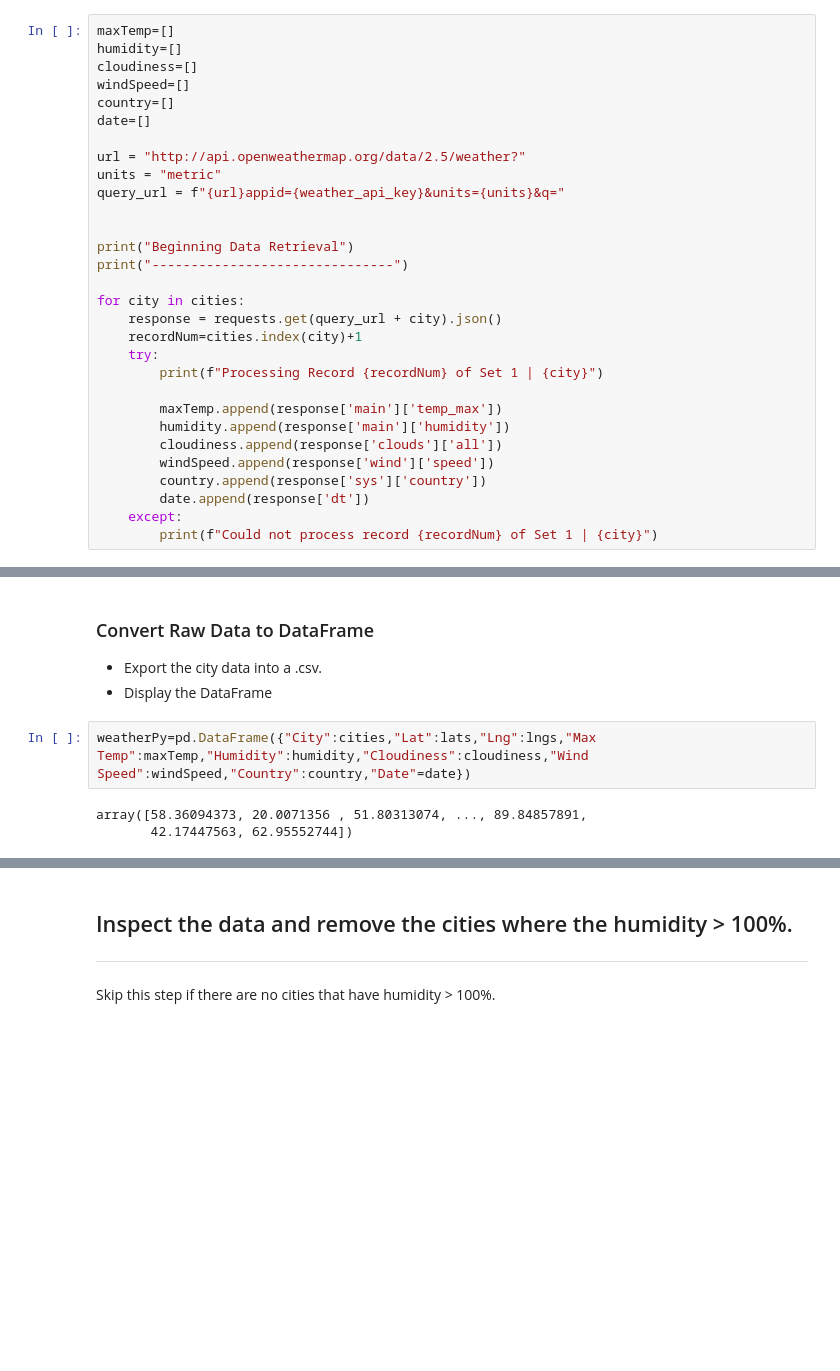
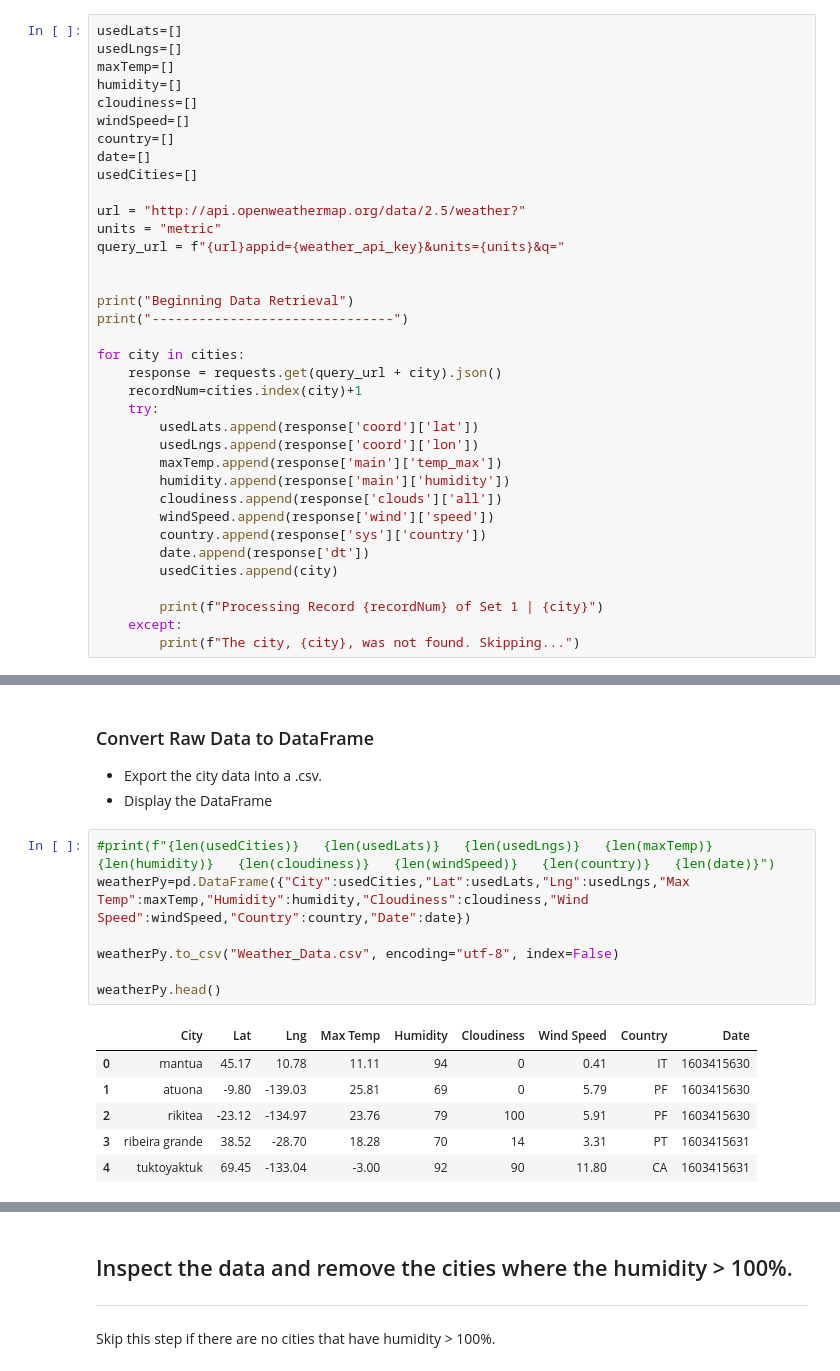
Before and after one commit to RBLevine/python-api-challenge, a Jupyter notebook: WeatherPy/WeatherPy.ipynb, the cells around one changed output, grey strips where cells are left out. Cells and saved outputs as stored; diff of their text form; blank space fills up the shorter version.

Commit message:
data pulled

```diff
--- a/WeatherPy/WeatherPy.ipynb
+++ b/WeatherPy/WeatherPy.ipynb
@@ -73,10 +59,13 @@ cities
 # %%
+usedLats=[]
+usedLngs=[]
 maxTemp=[]
 humidity=[]
 cloudiness=[]
 windSpeed=[]
 country=[]
 date=[]
+usedCities=[]
 
 url = "http://api.openweathermap.org/data/2.5/weather?"
 units = "metric"
@@ -90,16 +79,19 @@ for city in cities:
     response = requests.get(query_url + city).json()
     recordNum=cities.index(city)+1
     try:
-        print(f"Processing Record {recordNum} of Set 1 | {city}")
-
+        usedLats.append(response['coord']['lat'])
+        usedLngs.append(response['coord']['lon'])
         maxTemp.append(response['main']['temp_max'])
         humidity.append(response['main']['humidity'])
         cloudiness.append(response['clouds']['all'])
         windSpeed.append(response['wind']['speed'])
         country.append(response['sys']['country'])
         date.append(response['dt'])
+        usedCities.append(city)
+
+        print(f"Processing Record {recordNum} of Set 1 | {city}")
     except:
-        print(f"Could not process record {recordNum} of Set 1 | {city}")
+        print(f"The city, {city}, was not found. Skipping...")
 # %% [output]
 Beginning Data Retrieval
 -------------------------------
@@ -123,7 +115,16 @@ Processing Record 645 of Set 1 | krasnyy chikoy
 * Export the city data into a .csv.
 * Display the DataFrame
 # %%
-weatherPy=pd.DataFrame({"City":cities,"Lat":lats,"Lng":lngs,"Max Temp":maxTemp,"Humidity":humidity,"Cloudiness":cloudiness,"Wind Speed":windSpeed,"Country":country,"Date"=date})
+#print(f"{len(usedCities)}   {len(usedLats)}   {len(usedLngs)}   {len(maxTemp)}   {len(humidity)}   {len(cloudiness)}   {len(windSpeed)}   {len(country)}   {len(date)}")
+weatherPy=pd.DataFrame({"City":usedCities,"Lat":usedLats,"Lng":usedLngs,"Max Temp":maxTemp,"Humidity":humidity,"Cloudiness":cloudiness,"Wind Speed":windSpeed,"Country":country,"Date":date})
+
+weatherPy.to_csv("Weather_Data.csv", encoding="utf-8", index=False)
+
+weatherPy.head()
 # %% [output]
-array([58.36094373, 20.0071356 , 51.80313074, ..., 89.84857891,
-       42.17447563, 62.95552744])
+|  | City | Lat | Lng | Max Temp | Humidity | Cloudiness | Wind Speed | Country | Date |
+| 0 | mantua | 45.17 | 10.78 | 11.11 | 94 | 0 | 0.41 | IT | 1603415630 |
+| 1 | atuona | -9.80 | -139.03 | 25.81 | 69 | 0 | 5.79 | PF | 1603415630 |
+| 2 | rikitea | -23.12 | -134.97 | 23.76 | 79 | 100 | 5.91 | PF | 1603415630 |
+| 3 | ribeira grande | 38.52 | -28.70 | 18.28 | 70 | 14 | 3.31 | PT | 1603415631 |
+| 4 | tuktoyaktuk | 69.45 | -133.04 | -3.00 | 92 | 90 | 11.80 | CA | 1603415631 |
```
Also changed, not shown: parts of 5 cells of this notebook, 1 other file.
